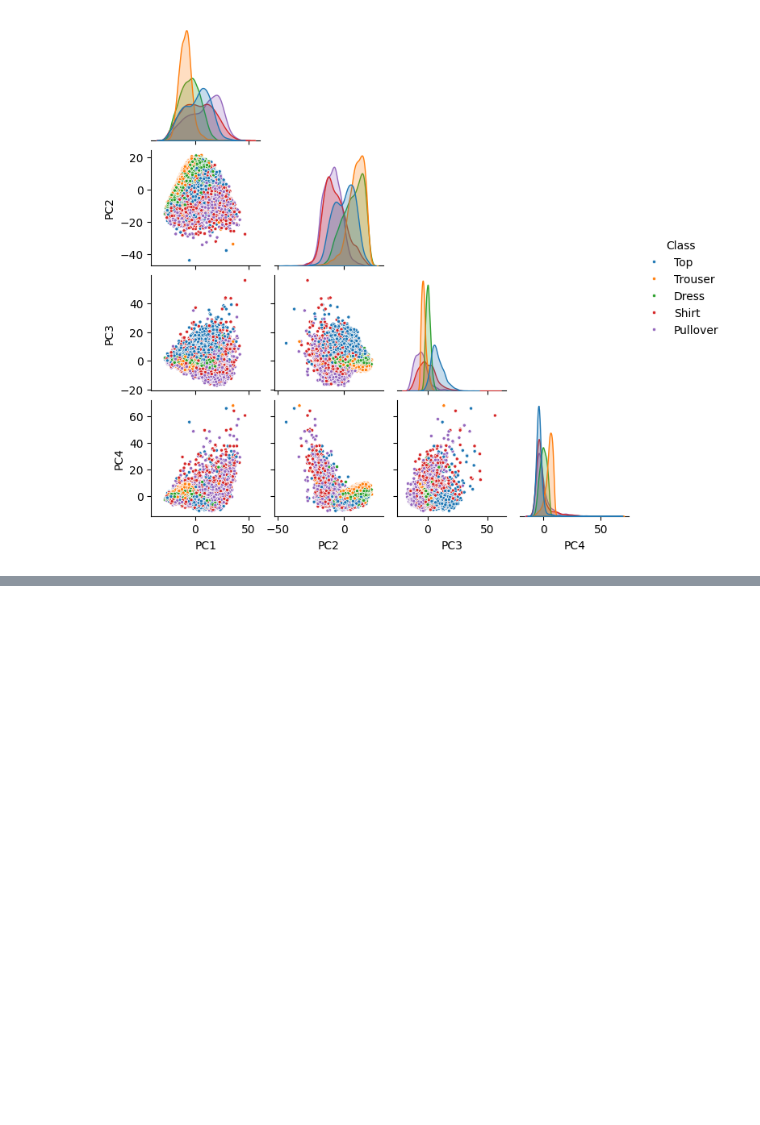
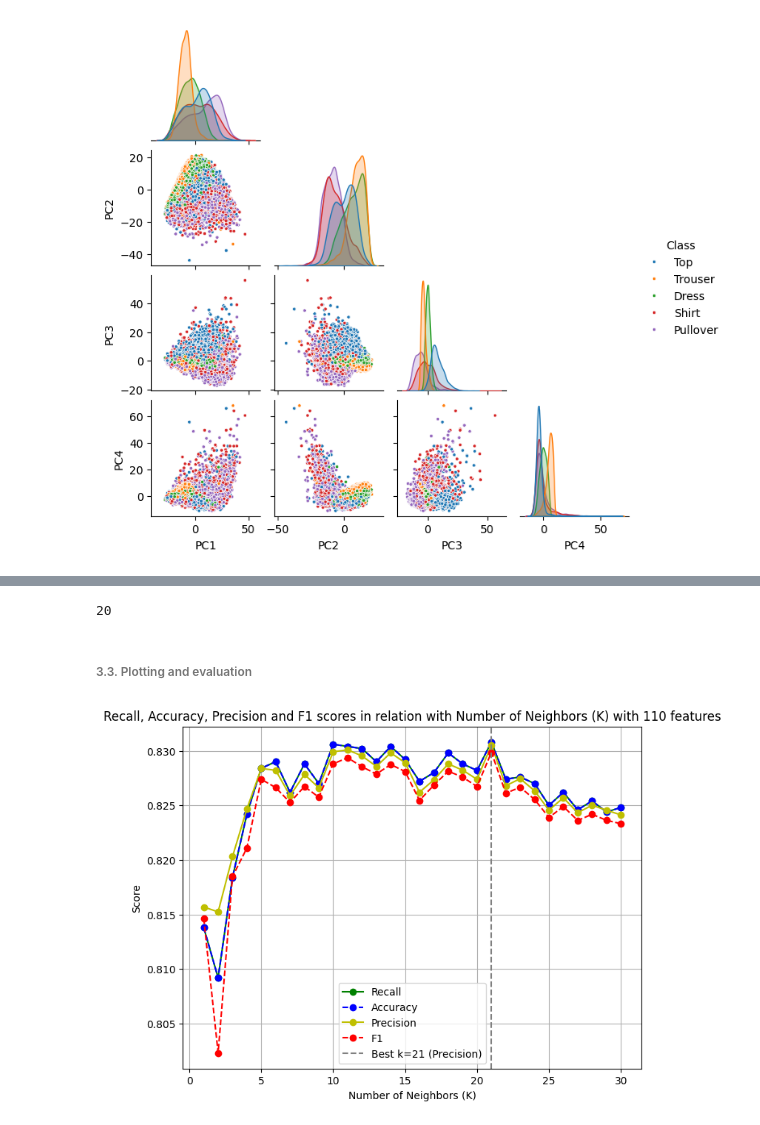
Before and after one commit to versroot/MLproject2024, a Jupyter notebook: Machine Learning Project Part 3.1.ipynb, the cells around one changed output, grey strips where cells are left out. Cells and saved outputs as stored; diff of their text form; code cells hidden in the pictures; blank space fills up the shorter version.

```diff
--- a/Machine Learning Project Part 3.1.ipynb
+++ b/Machine Learning Project Part 3.1.ipynb
@@ -220,0 +298,25 @@ plt.show()
+# %%
+# make predictions and measure accuracy for each model:
+y_pred = []
+for knn_classifier in knn_fit:
+    y_pred.append(knn_classifier.predict(X_test))
+
+# calcualte accuracy
+accuracy_values = []
+for pred in y_pred:
+    accuracy_values.append(accuracy_score(y_test, pred))
+
+#add recall for further evaluation
+recall_values = []
+for pred in y_pred:
+    recall_values.append(recall_score(y_test, pred, average='macro')) #macro gives equal weight to each class
+
+#add precision
+precision_values = []
+for i in range(len(y_pred)):
+    precision_values.append(precision_score(y_test, y_pred[i], average='macro'))
+
+# F1 score
+f1_scores = []
+for i in range(len(y_pred)):
+    f1_scores.append(f1_score(y_test, y_pred[i], average='macro'))
@@ -220,0 +350,26 @@ plt.show()
+# %%
+#calcuating the highest precision neighbour
+max_index = precision_values.index(max(precision_values))
+max_index
+# %% [output]
+20
+# %% [markdown]
+###### 3.3. Plotting and evaluation
+# %%
+# Plotting Recall and Accuracy on the same plot
+plt.figure(figsize=(8, 6))
+
+plt.plot(k_values, recall_values, marker='o', linestyle='-', color='g', label='Recall')
+plt.plot(k_values, accuracy_values, marker='o', linestyle='--', color='b', label='Accuracy')
+plt.plot(k_values, precision_values, marker='o', linestyle='-', color='y', label='Precision')
+plt.plot(k_values, f1_scores, marker='o', linestyle='--', color='r', label='F1')
+plt.axvline(k_values[max_index], color='gray', linestyle='--', label=f'Best k={k_values[max_index]} (Precision)')
+
+plt.title(f'Recall, Accuracy, Precision and F1 scores in relation with Number of Neighbors (K) with {num_of_features} features')
+plt.xlabel('Number of Neighbors (K)')
+plt.ylabel('Score')
+plt.grid(True)
+plt.legend(loc='best')
+plt.show()
+# %% [output]
+[figure, added]
```
Also changed, not shown: parts of 44 cells of this notebook, 1 other file.
